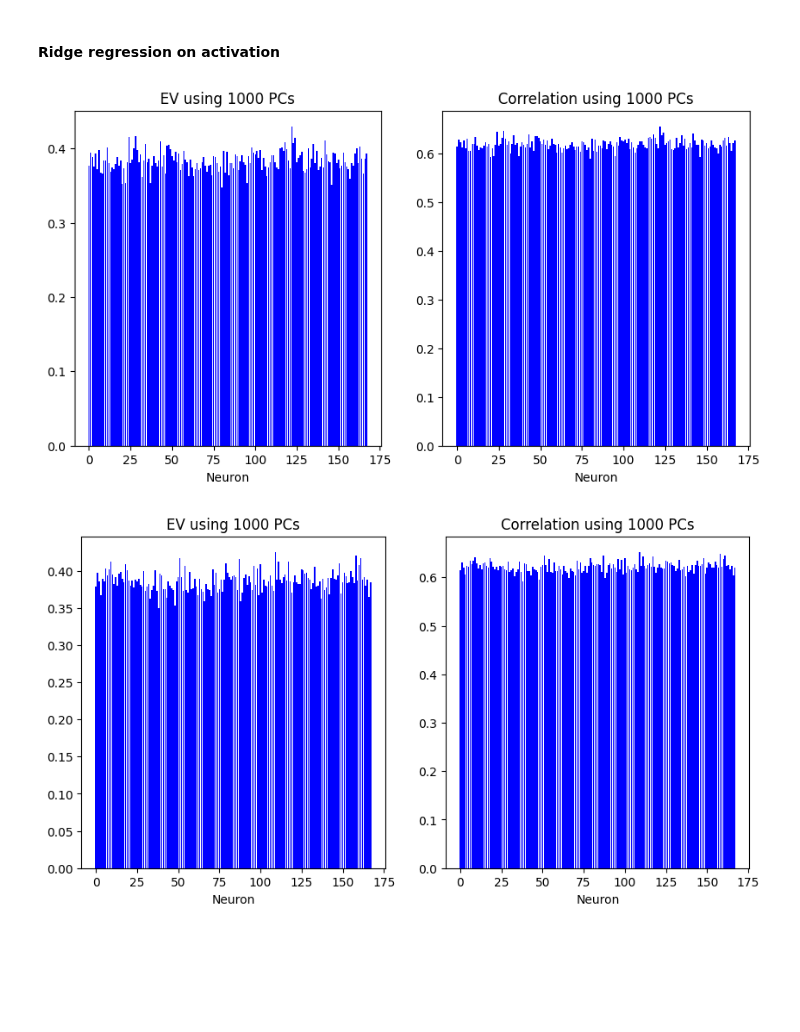
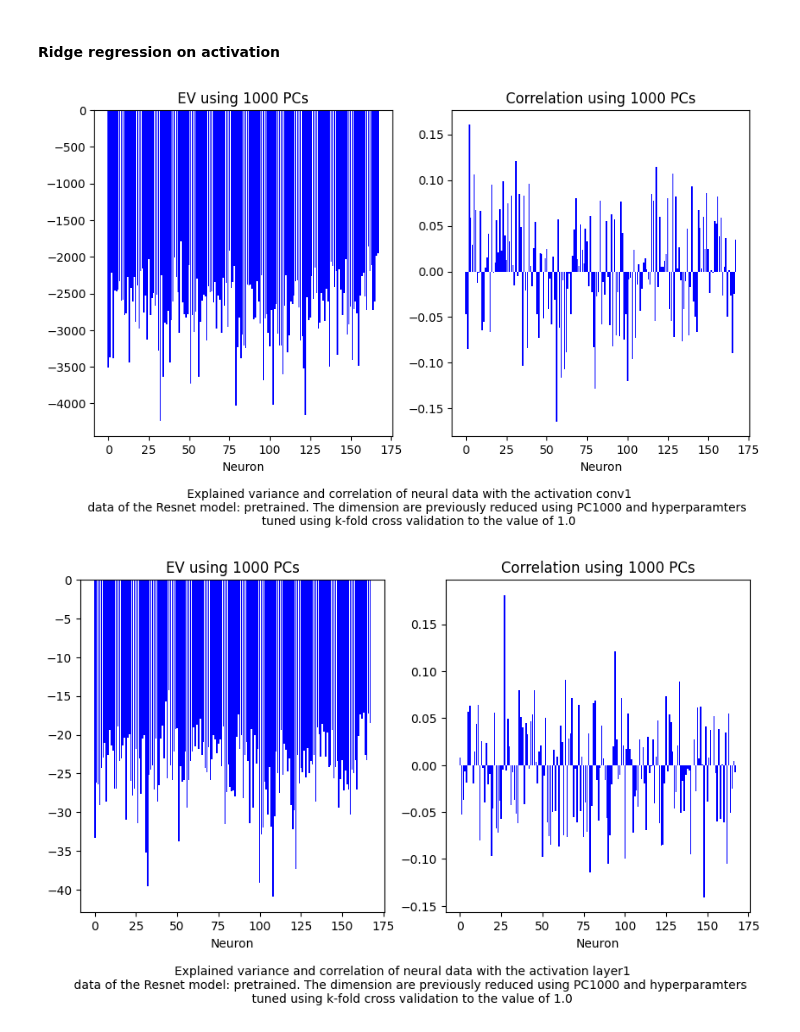
Before and after one commit to barbaragrosjean/Brain_like_mini_project, a Jupyter notebook: week6.ipynb, the cells around one changed output. Saved outputs shown, nothing was run; the diff lists cells and outputs as text; code cells hidden in the pictures; blank space fills up the shorter version.

Commit message:
dataset solved, graph done, remain the rdn resnet

```diff
--- a/week6.ipynb
+++ b/week6.ipynb
@@ -814,8 +610,0 @@ def extract_activation(dataloader, layername, ACTIVATIONS):
-# %%
-ACTIVATIONS = {}
-target_layers = ['conv1', 'layer1', 'layer2', 'layer3', 'layer4', 'avgpool']
-
-for layer_name in target_layers:
-    print('current layer:', layer_name)
-    extract_activation(train_dataloader, layer_name, ACTIVATIONS)
-    print('layer completed:', ACTIVATIONS.keys())
@@ -826,7 +613,7 @@ current layer conv1
 # %% [markdown]
 #### Cross validation
 # %%
-alphas = np.logspace(start=-4, stop=1, num=25)
+alphas = np.logspace(start=-4, stop=0, num=25)
 
 # Use StratifiedKFold to preserve the percentage of samples for each class
 skf = StratifiedKFold()
@@ -848,11 +635,12 @@ for layer_name, act in ACTIVATIONS.items() :
             rr_alpha.fit(x_train_fold, y_train_fold)
 
             # Evaluate the model using validation data
-            y_pred = rr_alpha.predict(x_train_fold)
+            y_pred = rr_alpha.predict(x_val_fold)
 
             ev_tot = []
+
             for i in range(y_val_fold.shape[1]):
-                ev_neuron = explained_variance_score(y_train_fold[:, i], y_pred[:, i])
+                ev_neuron = explained_variance_score(y_val_fold[:, i], y_pred[:, i])
                 ev_tot.append(ev_neuron)
 
             ev_alpha.append(np.mean(ev_tot))
@@ -880,14 +668,13 @@ For layer avgpool the best hyperparamters is 0.0001.
 out = {}
 models = {}
 
-for layer_name, activation in ACTIVATIONS.items():
+for layer_name, act in ACTIVATIONS.items():
     ridge_model=  Ridge(alpha=best_alphas[layer_name])
-    ridge_model.fit(activation, y)
+    ridge_model.fit(act, np.array(spikes_train))
 
+for layer_name, act in ACTIVATIONS_VAL.items():
     models[layer_name] = ridge_model
-
-for layer_name, activation in ACTIVATIONS.items():
-    out[layer_name] = models[layer_name].predict(activation)
+    out[layer_name] = models[layer_name].predict(act)
 # %%
 correlation = {}
 explained_variance = {}
@@ -900,11 +687,11 @@ for layer_name, y_pred in out.items():
 
     for i in range(y_pred.shape[1]):
         # Correlation
-        corr = np.corrcoef(y[:, i], y_pred[:, i])[0, 1]
+        corr = np.corrcoef(spikes_val[:, i], y_pred[:, i])[0, 1]
         correlation_scores.append(corr)
 
         # Explained variance
-        ev = explained_variance_score(y[:, i], y_pred[:, i])
+        ev = explained_variance_score(spikes_val[:, i], y_pred[:, i])
         explained_variance_scores.append(ev)
 
     correlation[layer_name] = correlation_scores
@@ -912,25 +699,28 @@ for layer_name, y_pred in out.items():
 # %%
 # Plot the distribution of explained variance with respect to the layer of the network, order them based on the depth.
 # How does the neural activity changes across the model layers, can you make some statements about it?
 
 for layer_name in explained_variance.keys() :
     fig, axs = plt.subplots(1, 2, figsize = (10, 5))
 
-    axs[0].bar(range(y.shape[1]), explained_variance[layer_name], color='blue')
+    axs[0].bar(range(spikes_val.shape[1]), explained_variance[layer_name], color='blue')
     axs[0].set_xlabel('Neuron')
     axs[0].set_title('EV using 1000 PCs')
 
-    axs[1].bar(range(y.shape[1]), correlation[layer_name], color='blue')
+    axs[1].bar(range(spikes_val.shape[1]), correlation[layer_name], color='blue')
     axs[1].set_xlabel('Neuron')
     axs[1].set_title('Correlation using 1000 PCs')
 
     path_to_save = f'Fig/ev_{model_name}_{layer_name}'
 
-    txt = f'Explained variance and correlation of neural data with the activation layer {layer_name} data of the Resnet model: {model_name}. The dimension are previously reduced using PC1000 and hyperparamters tuned using k-fold cross validation to the value of {best_alphas[layer_name]}"
-    fig.text(.5, .05, txt, ha='center')
+    txt = f'''Explained variance and correlation of neural data with the activation {layer_name}
+    data of the Resnet model: {model_name}. The dimension are previously reduced using PC1000 and hyperparamters
+    tuned using k-fold cross validation to the value of {best_alphas[layer_name]}'''
+
+    fig.text(.5, -0.1, txt, ha='center')
 
 
     fig.savefig(path_to_save)
 # %% [output]
-[figure, old version]
+[figure, new version]
-[figure, old version]
+[figure, new version]
```
Also changed, not shown: parts of 70 cells of this notebook, 19 other files.
